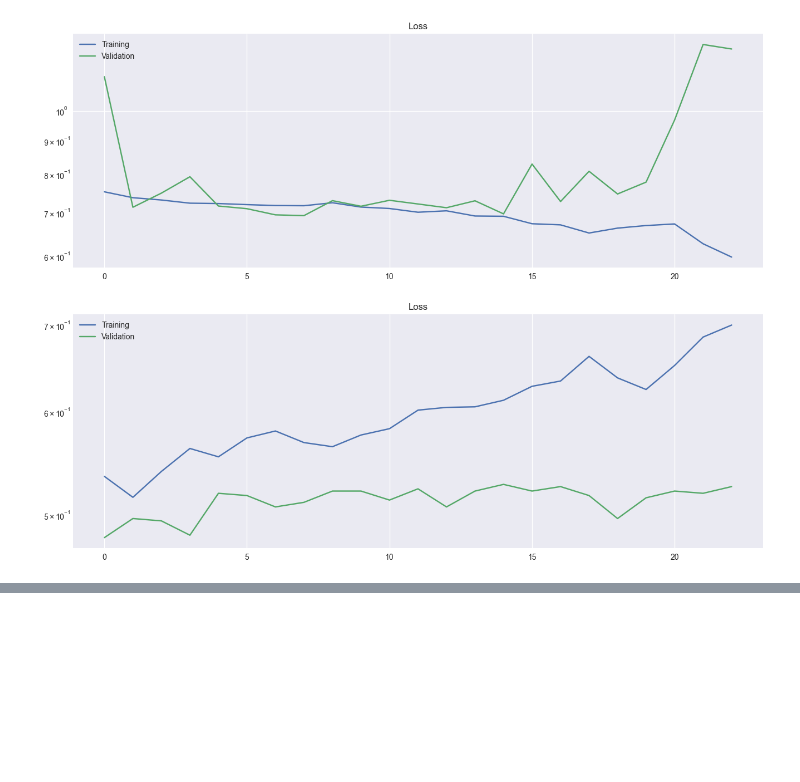
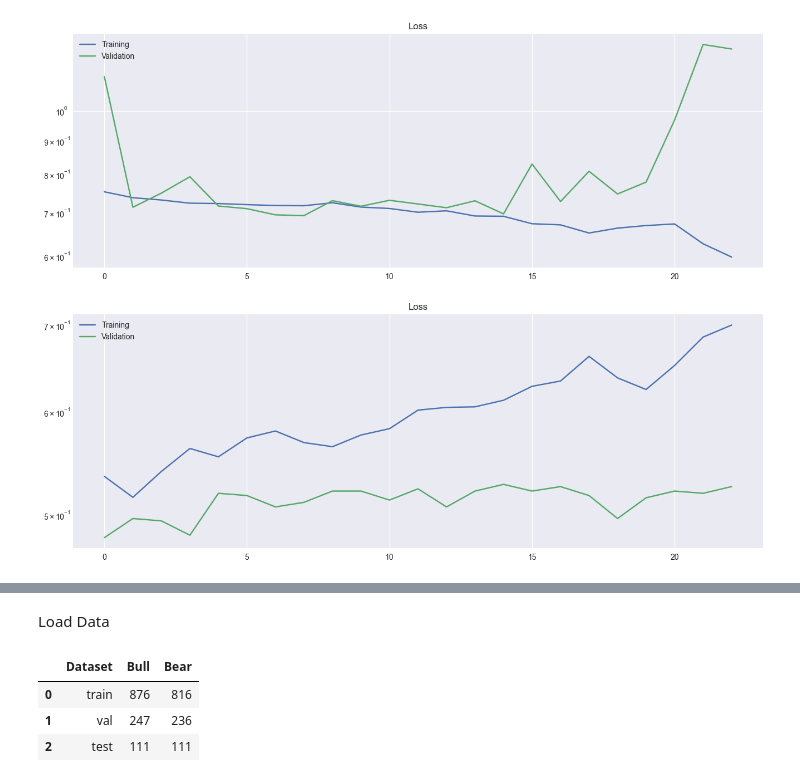
Before and after one commit to yuweichen1008/stock_analysis, a Jupyter notebook: Notebooks/InceptionTime.ipynb, the cells around one changed output, grey strips where cells are left out. Drawn from its saved outputs; the diff is of its cells as text; code cells hidden in the pictures; blank space fills up the shorter version.

```diff
--- a/Notebooks/InceptionTime.ipynb
+++ b/Notebooks/InceptionTime.ipynb
@@ -438,0 +483,40 @@ axes[1].legend()
+# %% [markdown]
+Load Data
+# %%
+import numpy as np
+import pandas as pd
+
+PAST_WIN_LEN = 100
+CLASSES = ["Bull", "Bear"]
+LABEL_BULL = CLASSES.index("Bull")
+LABEL_BEAR = CLASSES.index("Bear")
+
+datasets = np.load("datasets_tsla.npz")
+x_train, y_train = datasets["x_train"], datasets["y_train"]
+x_val, y_val = datasets["x_val"], datasets["y_val"]
+x_test, y_test = datasets["x_test"], datasets["y_test"]
+
+# Label distrubition
+label_distribution = pd.DataFrame([
+    {
+        "Dataset": "train",
+        "Bull": np.count_nonzero(y_train==LABEL_BULL),
+        "Bear": np.count_nonzero(y_train==LABEL_BEAR),
+    },
+    {
+        "Dataset": "val",
+        "Bull": np.count_nonzero(y_val==LABEL_BULL),
+        "Bear": np.count_nonzero(y_val==LABEL_BEAR),
+    },
+    {
+        "Dataset": "test",
+        "Bull": np.count_nonzero(y_test==LABEL_BULL),
+        "Bear": np.count_nonzero(y_test==LABEL_BEAR),
+    }
+])
+label_distribution
+# %% [output]
+|  | Dataset | Bull | Bear |
+| 0 | train | 876 | 816 |
+| 1 | val | 247 | 236 |
+| 2 | test | 111 | 111 |
```
Also changed, not shown: parts of 19 cells of this notebook.
